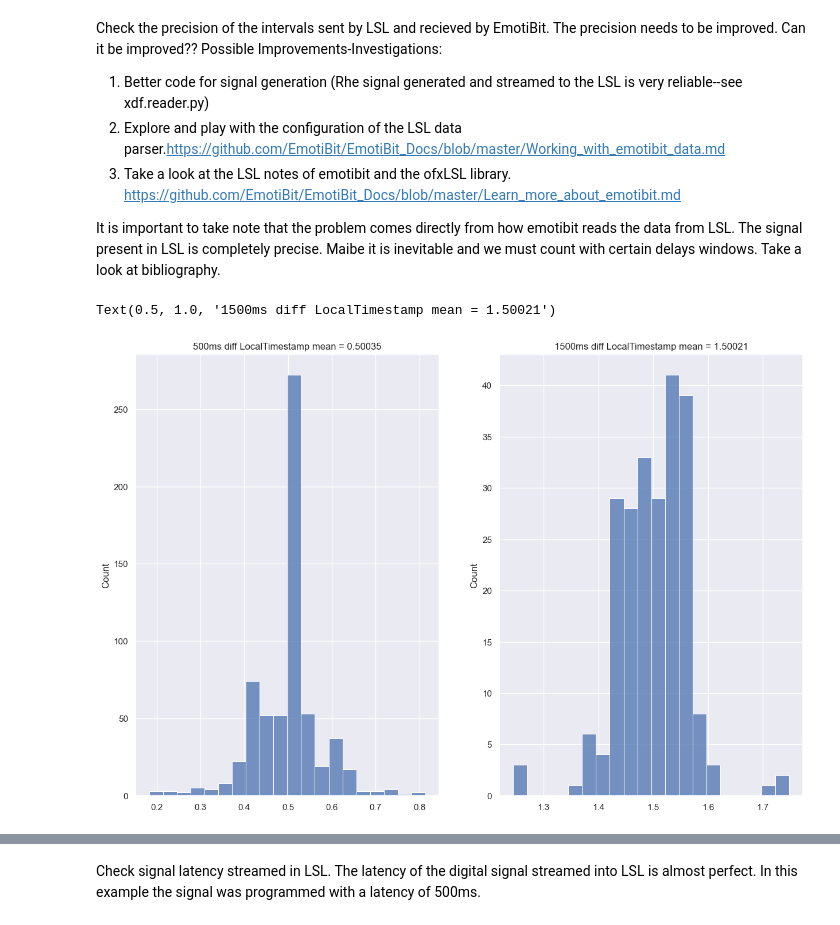
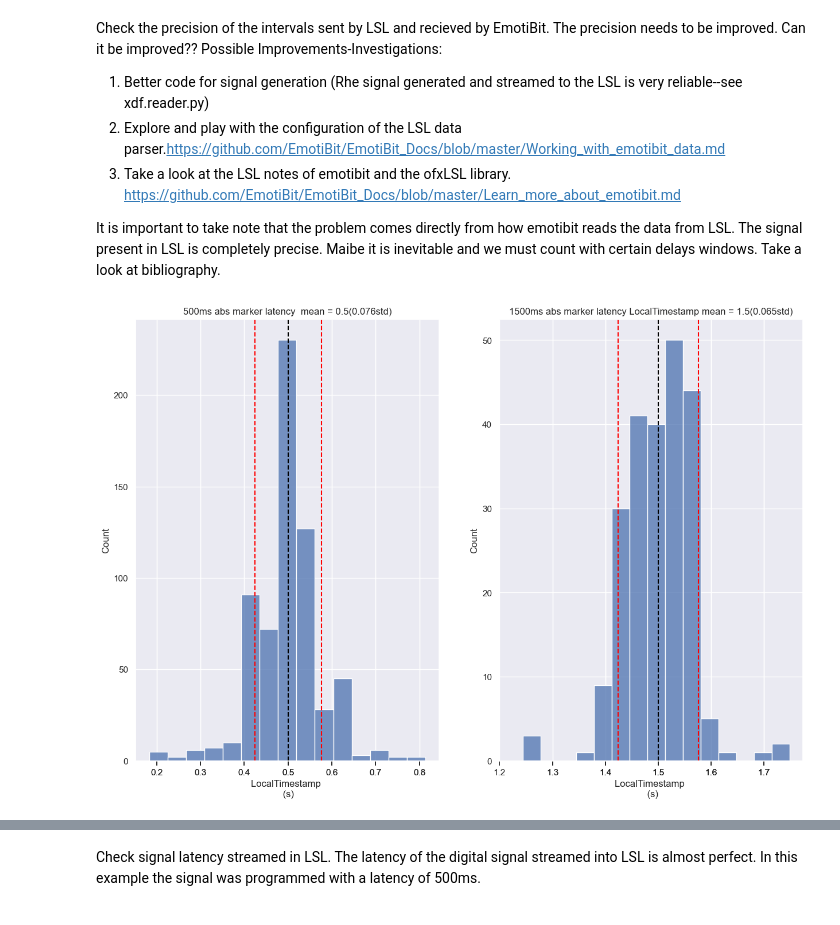
Before and after one commit to Rockyneuron/EmotiBit, a Jupyter notebook: analysis/test_sync.ipynb, the cells around one changed output, grey strips where cells are left out. Cells and saved outputs as stored; diff of their text form; code cells hidden in the pictures.

```diff
--- a/analysis/test_sync.ipynb
+++ b/analysis/test_sync.ipynb
@@ -68,19 +68,39 @@ times2=np.array(data2['LocalTimestamp'])
 # %%
 difftime1=np.diff(times1)
 difftime2=np.diff(times2)
+mean_time1=np.mean(difftime1)
+std_time1=np.std(difftime1)
+mean_time2=np.mean(difftime2)
+std_time2=np.std(difftime2)
 
 difftime1_diff=np.absolute(difftime1-0.500)
 difftime2_diff=np.absolute(difftime2-1.500)
-# %%
-fig1,ax1=plt.subplots(1,2,)
-sns.histplot(data=difftime1,ax= ax1[0],bins=20)
-sns.histplot(data=difftime2,ax= ax1[1],bins=20)
-fig1.set_figheight(10)
-fig1.set_figwidth(15)
-ax1[0].set_title('500ms diff LocalTimestamp mean = {}'.format(round(np.mean(difftime1),5)))
-ax1[1].set_title('1500ms diff LocalTimestamp mean = {}'.format(round(np.mean(difftime2),5)))
-# %% [output]
-Text(0.5, 1.0, '1500ms diff LocalTimestamp mean = 1.50021')
-[figure, removed]
+# %%
+nbins=15
+fig1,ax1=plt.subplots(1,2,)
+sns.histplot(data=difftime1,ax= ax1[0],bins=nbins)
+sns.histplot(data=difftime2,ax= ax1[1],bins=nbins)
+fig1.set_figheight(10)
+fig1.set_figwidth(15)
+ax1[0].set_title('500ms abs marker latency  mean = {}({}std)'.format(np.round(mean_time1,3),np.round(std_time1,3)))
+ax1[1].set_title('1500ms abs marker latency LocalTimestamp mean = {}({}std)'.format(np.round(mean_time2,3),np.round(std_time2,3)))
+
+ax1[0].axvline(mean_time1, color='black',linestyle='dashed')
+ax1[0].axvline(mean_time1-std_time1, color='red',linestyle='dashed')
+ax1[0].axvline(mean_time1+std_time1, color='red',linestyle='dashed')
+
+ax1[1].axvline(mean_time2, color='black',linestyle='dashed')
+ax1[1].axvline(mean_time2+std_time1, color='red',linestyle='dashed')
+ax1[1].axvline(mean_time2-std_time1, color='red',linestyle='dashed')
+
+ax1[0].xaxis.set_label_text('LocalTimestamp \n (s)')
+ax1[1].xaxis.set_label_text('LocalTimestamp \n (s)')
+
+ax1[0].xaxis.set_ticks(np.round(np.linspace(min(difftime1),max(difftime1),nbins),1))
+ax1[0].xaxis.set_tick_params(reset=True,bottom=True,top=False)
+ax1[1].xaxis.set_ticks(np.round(np.linspace(min(difftime2),max(difftime2),nbins),1))
+ax1[1].xaxis.set_tick_params(reset=True,bottom=True,top=False)
+# %% [output]
+[figure, added]
 # %%
 fig1,ax1=plt.subplots(1,2,)
```
Also changed, not shown: parts of 4 cells of this notebook, 1 other file.
